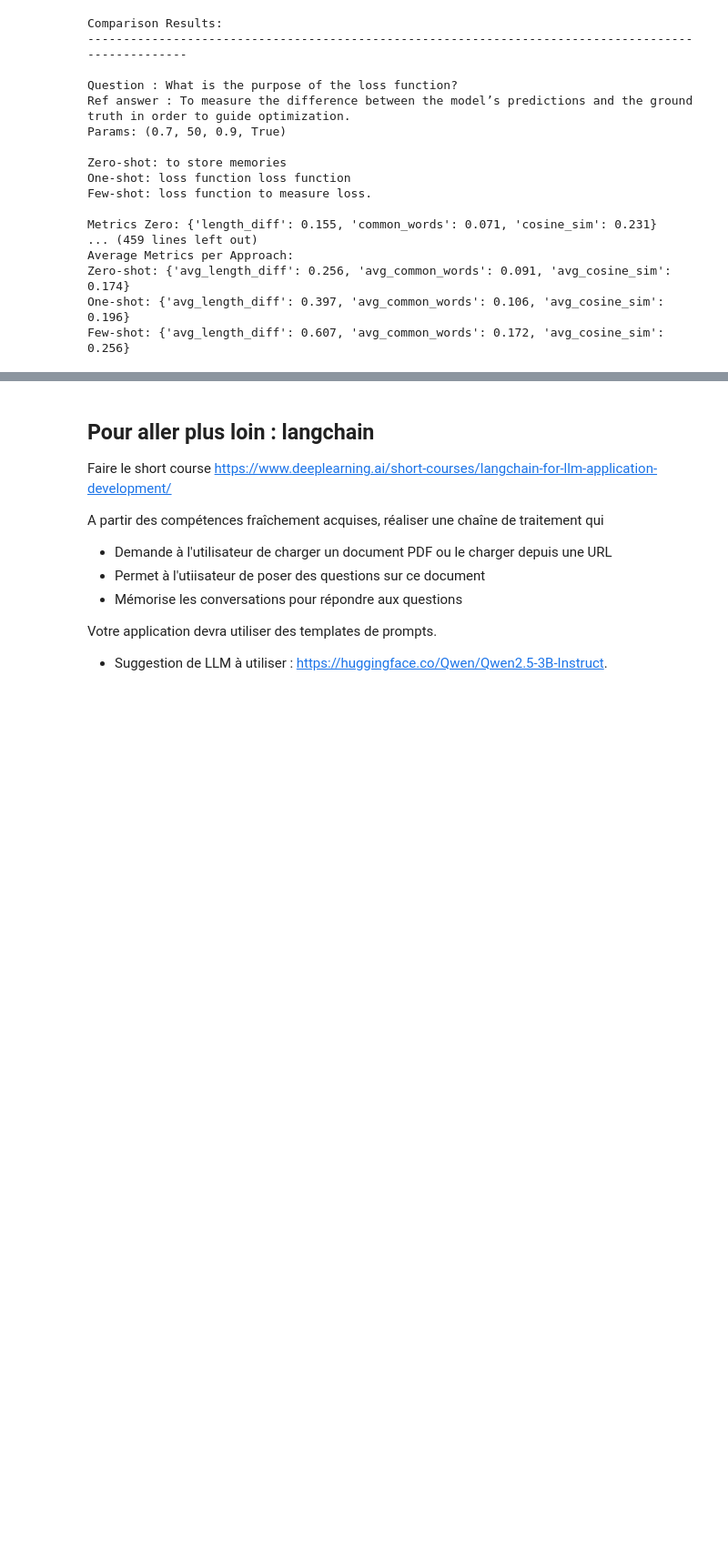
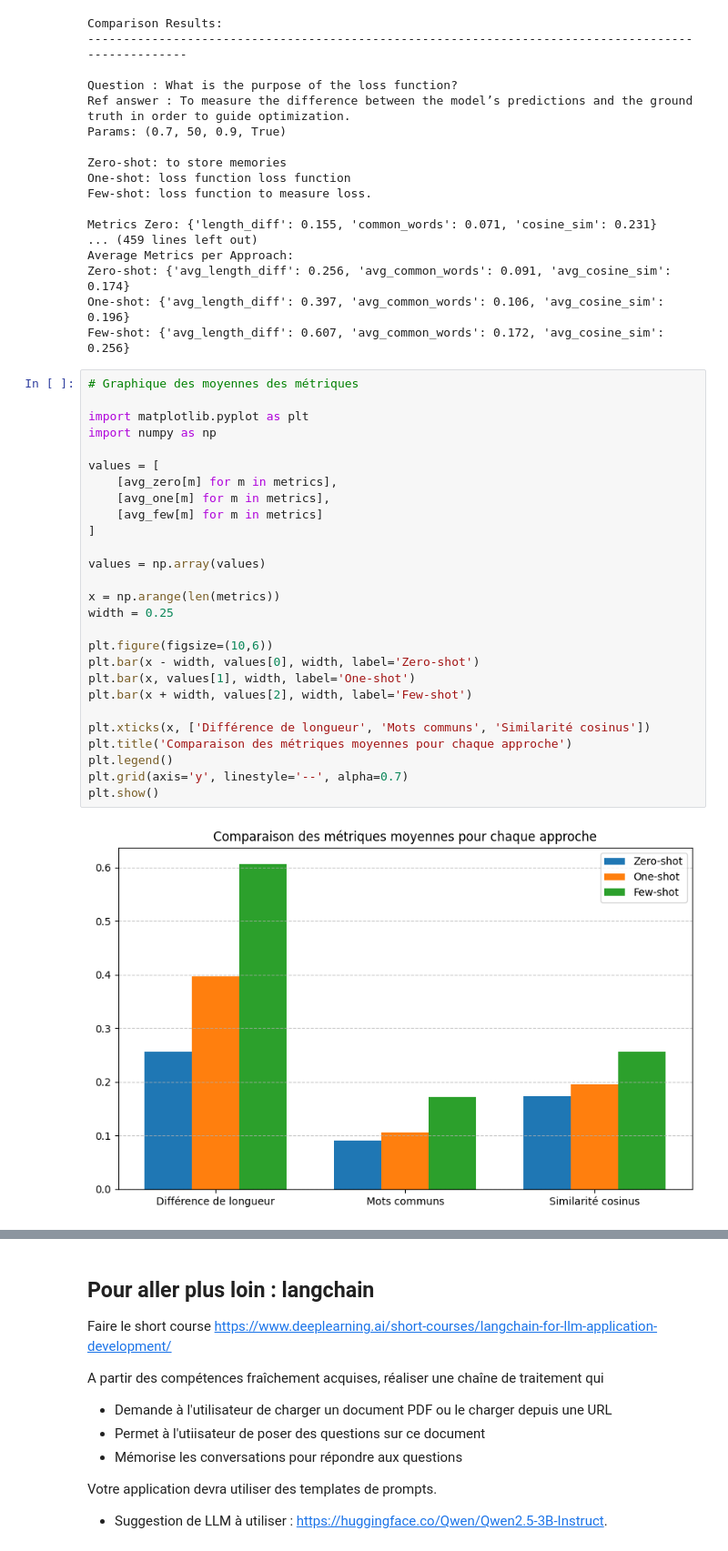
Before and after one commit to Matteo466466/Recherche-Theorie-TP3, a Jupyter notebook: TP_initiation_llm.ipynb, the cells around one changed output, grey strips where cells are left out. Shown at 91% size. Drawn from its saved outputs; the diff is of its cells as text; blank space fills up the shorter version.

```diff
--- a/TP_initiation_llm.ipynb
+++ b/TP_initiation_llm.ipynb
@@ -935,3 +935,32 @@ Average Metrics per Approach:
 Zero-shot: {'avg_length_diff': 0.256, 'avg_common_words': 0.091, 'avg_cosine_sim': 0.174}
 One-shot: {'avg_length_diff': 0.397, 'avg_common_words': 0.106, 'avg_cosine_sim': 0.196}
 Few-shot: {'avg_length_diff': 0.607, 'avg_common_words': 0.172, 'avg_cosine_sim': 0.256}
+# %%
+# Graphique des moyennes des métriques
+
+import matplotlib.pyplot as plt
+import numpy as np
+
+values = [
+    [avg_zero[m] for m in metrics],
+    [avg_one[m] for m in metrics],
+    [avg_few[m] for m in metrics]
+]
+
+values = np.array(values)
+
+x = np.arange(len(metrics))
+width = 0.25
+
+plt.figure(figsize=(10,6))
+plt.bar(x - width, values[0], width, label='Zero-shot')
+plt.bar(x, values[1], width, label='One-shot')
+plt.bar(x + width, values[2], width, label='Few-shot')
+
+plt.xticks(x, ['Différence de longueur', 'Mots communs', 'Similarité cosinus'])
+plt.title('Comparaison des métriques moyennes pour chaque approche')
+plt.legend()
+plt.grid(axis='y', linestyle='--', alpha=0.7)
+plt.show()
+# %% [output]
+[figure, added]
```
Also changed, not shown: parts of 2 cells of this notebook.
